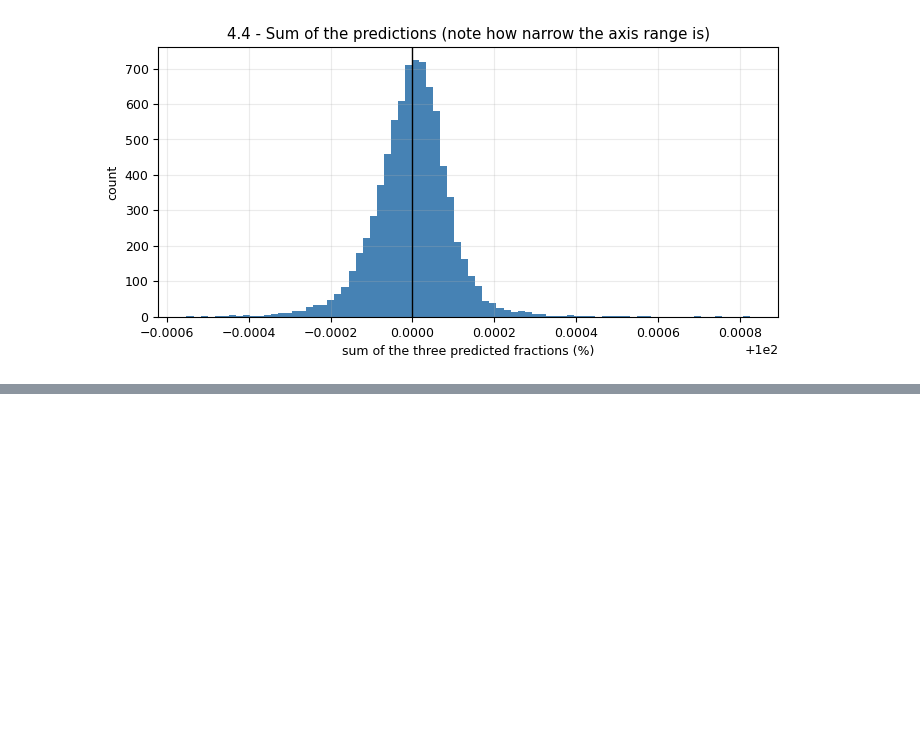
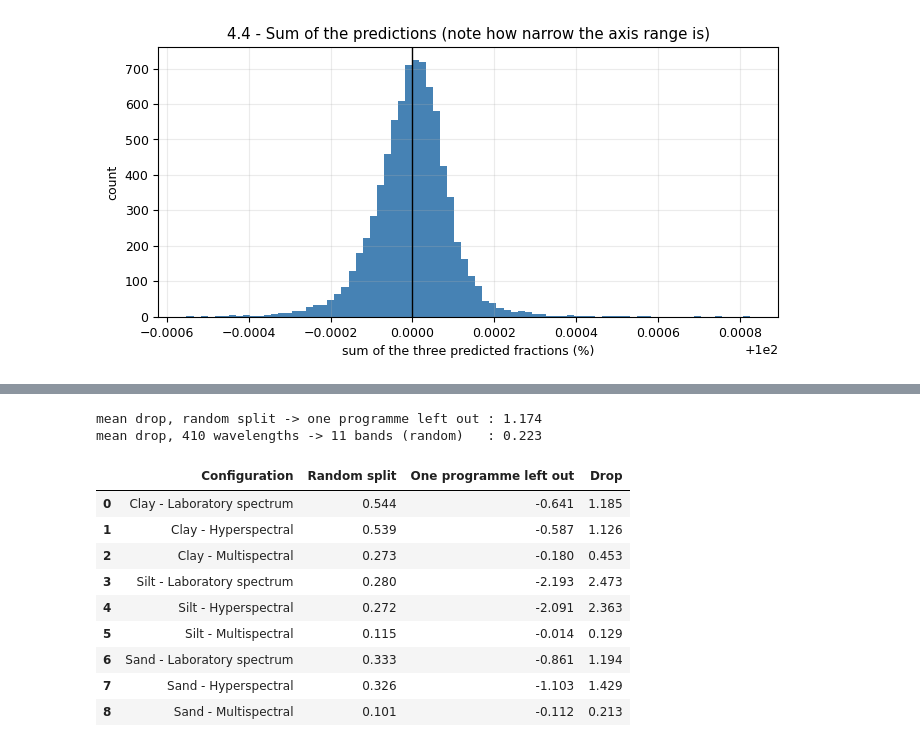
Before and after one commit to Abdelmalek05/soil-texture-from-spectra, a Jupyter notebook: soil_texture_lab.ipynb, the cells around one changed output, grey strips where cells are left out. Cells and saved outputs as stored; diff of their text form; code cells hidden in the pictures; blank space fills up the shorter version.

```diff
--- a/soil_texture_lab.ipynb
+++ b/soil_texture_lab.ipynb
@@ -738,0 +803,34 @@ or a non-linear model, would break this.
+# %%
+# task 5.2: the table from the lab sheet
+rand = results[results.scheme == "random"].set_index(["target", "representation"])["R2"]
+lopo = results[results.scheme != "random"].groupby(["target", "representation"])["R2"].mean()
+
+table_52 = pd.DataFrame([
+    {"Configuration": f"{t.capitalize()} - {rep}",
+     "Random split": round(float(rand[(t, rep)]), 3),
+     "One programme left out": round(float(lopo[(t, rep)]), 3)}
+    for t in ["clay", "silt", "sand"] for rep in REPRESENTATIONS])
+table_52["Drop"] = (table_52["Random split"] - table_52["One programme left out"]).round(3)
+table_52.to_csv("tables/table_5_2.csv", index=False)
+
+lab_rows = table_52.Configuration.str.contains("Laboratory")
+ms_rows = table_52.Configuration.str.contains("Multispectral")
+print("mean drop, random split -> one programme left out :",
+      round(table_52["Drop"].mean(), 3))
+print("mean drop, 410 wavelengths -> 11 bands (random)   :",
+      round(table_52[lab_rows]["Random split"].mean()
+            - table_52[ms_rows]["Random split"].mean(), 3))
+table_52
+# %% [output]
+mean drop, random split -> one programme left out : 1.174
+mean drop, 410 wavelengths -> 11 bands (random)   : 0.223
+|  | Configuration | Random split | One programme left out | Drop |
+| 0 | Clay - Laboratory spectrum | 0.544 | -0.641 | 1.185 |
+| 1 | Clay - Hyperspectral | 0.539 | -0.587 | 1.126 |
+| 2 | Clay - Multispectral | 0.273 | -0.180 | 0.453 |
+| 3 | Silt - Laboratory spectrum | 0.280 | -2.193 | 2.473 |
+| 4 | Silt - Hyperspectral | 0.272 | -2.091 | 2.363 |
+| 5 | Silt - Multispectral | 0.115 | -0.014 | 0.129 |
+| 6 | Sand - Laboratory spectrum | 0.333 | -0.861 | 1.194 |
+| 7 | Sand - Hyperspectral | 0.326 | -1.103 | 1.429 |
+| 8 | Sand - Multispectral | 0.101 | -0.112 | 0.213 |
```
Also changed, not shown: parts of 6 cells of this notebook, 3 other files.
